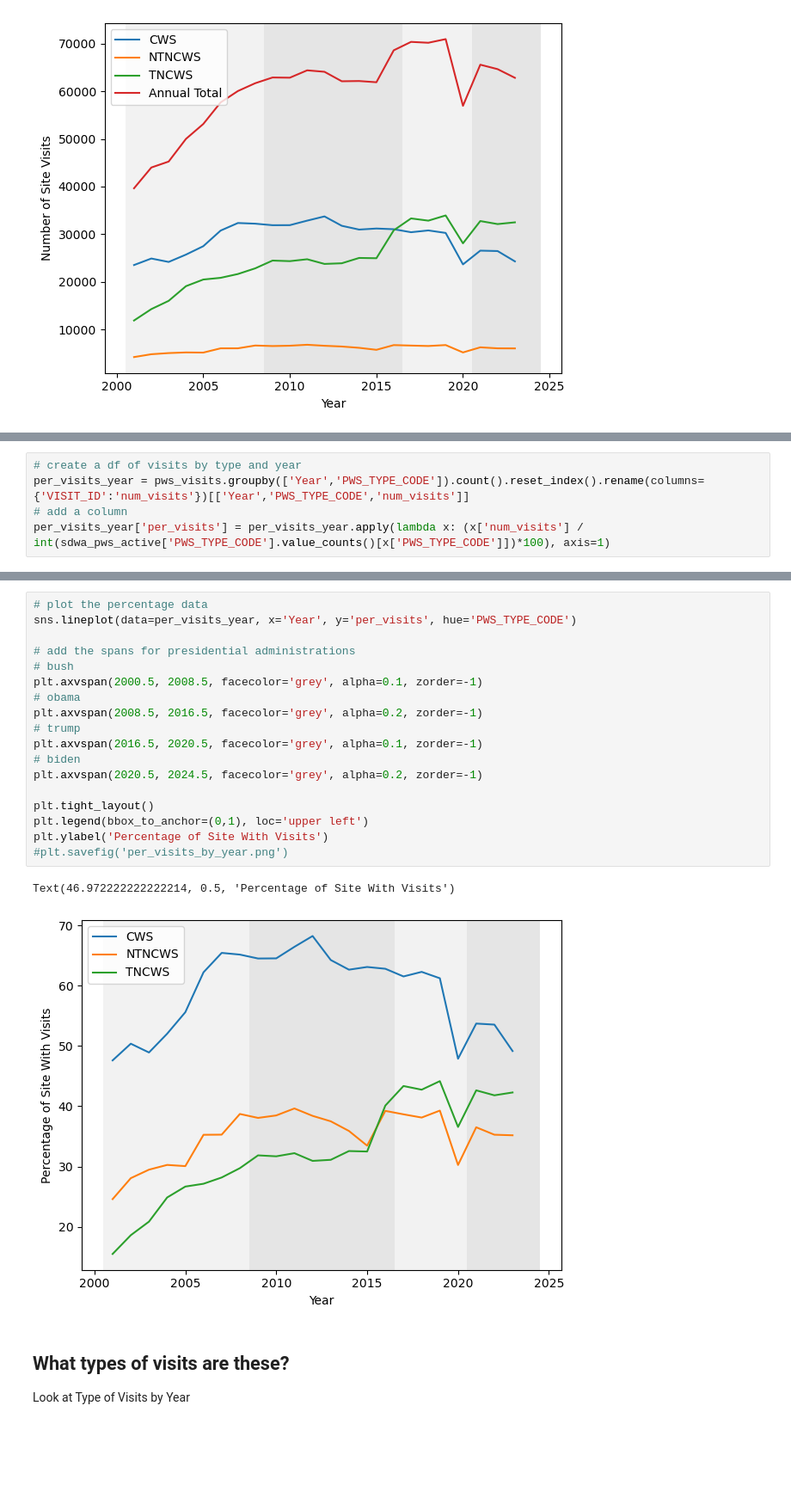
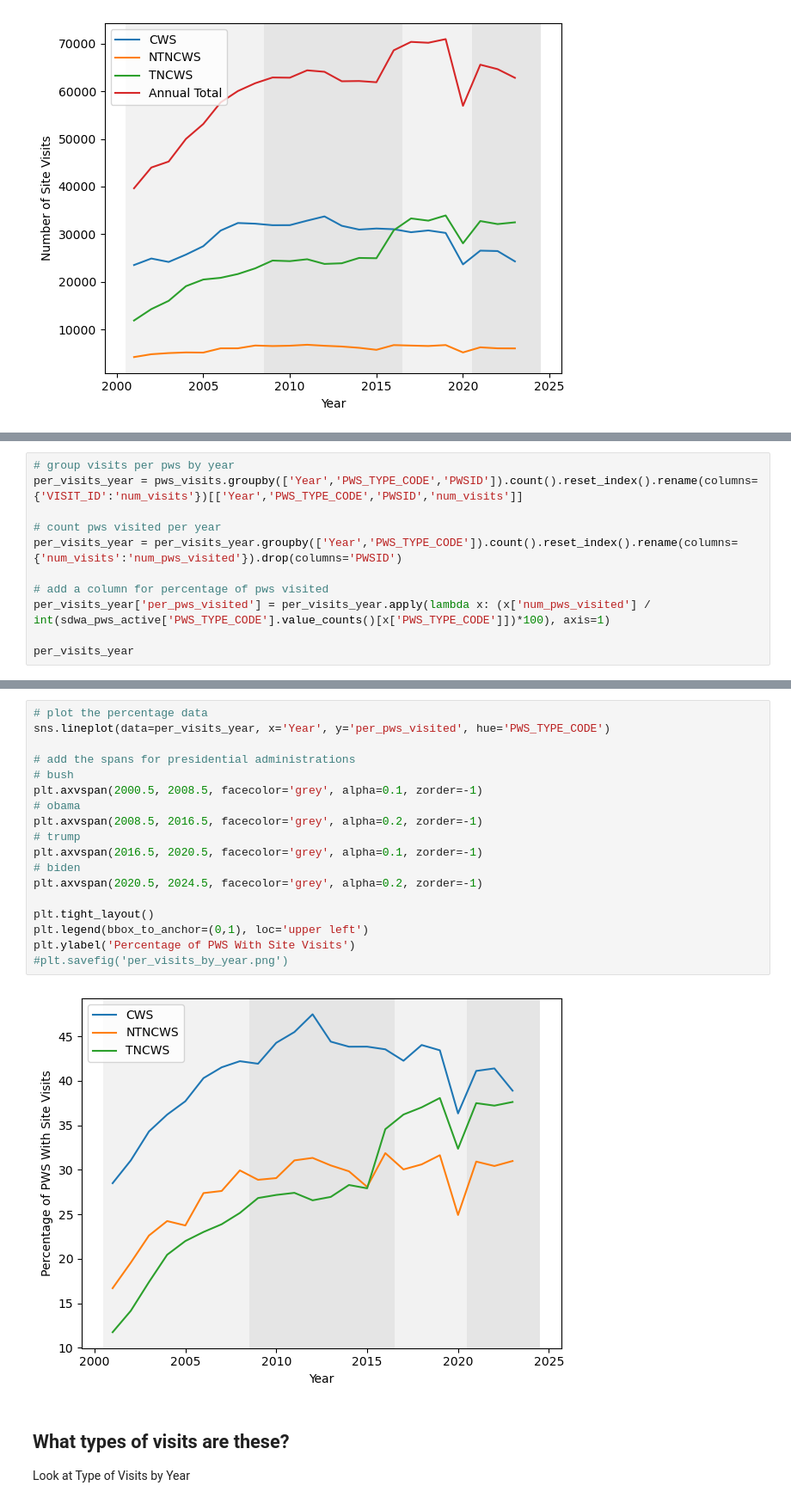
Before and after one commit to edgi-govdata-archiving/EEW-SOEP, a Jupyter notebook: SOE_Drinking_Water.ipynb, the cells around one changed output, grey strips where cells are left out. Shown at 86% size. Drawn from its saved outputs; the diff is of its cells as text; blank space fills up the shorter version.

Commit message:
Fixed methods for calculating site visits

```diff
--- a/SOE_Drinking_Water.ipynb
+++ b/SOE_Drinking_Water.ipynb
@@ -2188,5 +2184,11 @@ It would be better to count the number of PWS and divide it by the number of sys
 # %%
-# create a df of visits by type and year
-per_visits_year = pws_visits.groupby(['Year','PWS_TYPE_CODE']).count().reset_index().rename(columns={'VISIT_ID':'num_visits'})[['Year','PWS_TYPE_CODE','num_visits']]
-# add a column
-per_visits_year['per_visits'] = per_visits_year.apply(lambda x: (x['num_visits'] / int(sdwa_pws_active['PWS_TYPE_CODE'].value_counts()[x['PWS_TYPE_CODE']])*100), axis=1)
+# group visits per pws by year
+per_visits_year = pws_visits.groupby(['Year','PWS_TYPE_CODE','PWSID']).count().reset_index().rename(columns={'VISIT_ID':'num_visits'})[['Year','PWS_TYPE_CODE','PWSID','num_visits']]
+
+# count pws visited per year
+per_visits_year = per_visits_year.groupby(['Year','PWS_TYPE_CODE']).count().reset_index().rename(columns={'num_visits':'num_pws_visited'}).drop(columns='PWSID')
+
+# add a column for percentage of pws visited
+per_visits_year['per_pws_visited'] = per_visits_year.apply(lambda x: (x['num_pws_visited'] / int(sdwa_pws_active['PWS_TYPE_CODE'].value_counts()[x['PWS_TYPE_CODE']])*100), axis=1)
+
+per_visits_year
@@ -2193,24 +2209,23 @@ per_visits_year['per_visits'] = per_visits_year.apply(lambda x: (x['num_visits']
 # %%
 # plot the percentage data
-sns.lineplot(data=per_visits_year, x='Year', y='per_visits', hue='PWS_TYPE_CODE')
+sns.lineplot(data=per_visits_year, x='Year', y='per_pws_visited', hue='PWS_TYPE_CODE')
 
 # add the spans for presidential administrations
 # bush
 plt.axvspan(2000.5, 2008.5, facecolor='grey', alpha=0.1, zorder=-1)
 # obama
 plt.axvspan(2008.5, 2016.5, facecolor='grey', alpha=0.2, zorder=-1)
 # trump
 plt.axvspan(2016.5, 2020.5, facecolor='grey', alpha=0.1, zorder=-1)
 # biden
 plt.axvspan(2020.5, 2024.5, facecolor='grey', alpha=0.2, zorder=-1)
 
 plt.tight_layout()
 plt.legend(bbox_to_anchor=(0,1), loc='upper left')
-plt.ylabel('Percentage of Site With Visits')
+plt.ylabel('Percentage of PWS With Site Visits')
 #plt.savefig('per_visits_by_year.png')
 # %% [output]
-Text(46.972222222222214, 0.5, 'Percentage of Site With Visits')
-[figure, old version]
+[figure, new version]
 # %% [markdown]
 ## What types of visits are these?
 
```
Also changed, not shown: parts of 9 cells of this notebook.
